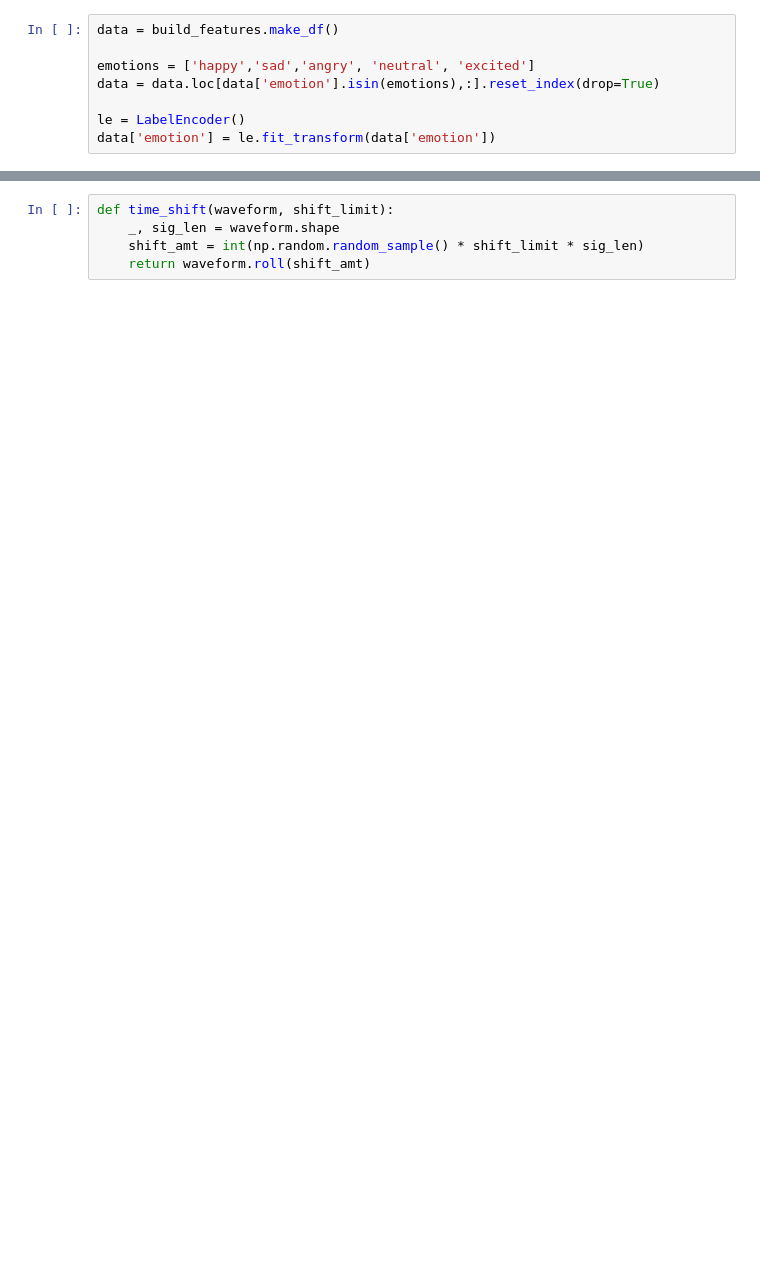
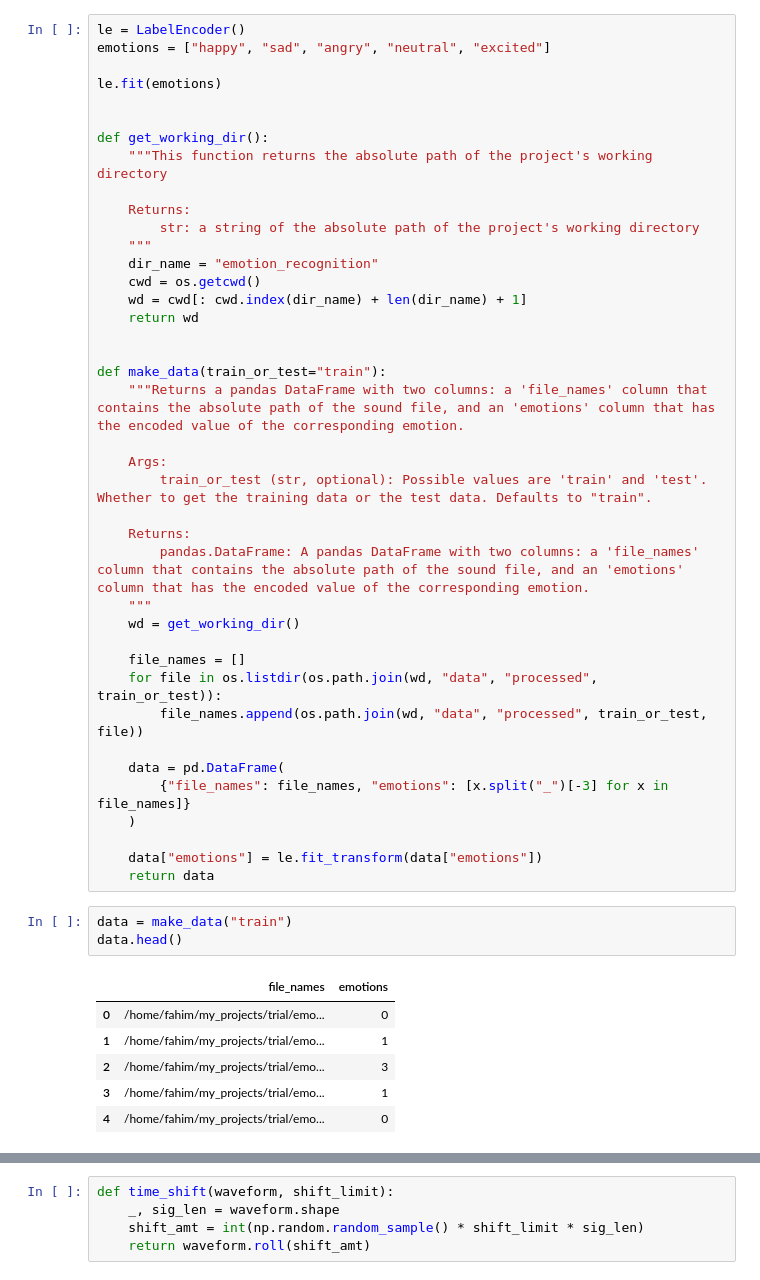
Before and after one commit to AhmedFahim-git/emotion_recognition, a Jupyter notebook: notebooks/emotion.ipynb, the cells around one changed output, grey strips where cells are left out. Drawn from its saved outputs; the diff is of its cells as text; blank space fills up the shorter version.

Commit message:
Made build_features.py into a function that makes training and test sets in the data/processed directory. Prettified emotion.ipynb

```diff
--- a/notebooks/emotion.ipynb
+++ b/notebooks/emotion.ipynb
@@ -16,8 +18,50 @@ from src.features import build_features
-# %%
-data = build_features.make_df()
-
-emotions = ['happy','sad','angry', 'neutral', 'excited']
-data = data.loc[data['emotion'].isin(emotions),:].reset_index(drop=True)
-
-le = LabelEncoder()
-data['emotion'] = le.fit_transform(data['emotion'])
+# %%
+le = LabelEncoder()
+emotions = ["happy", "sad", "angry", "neutral", "excited"]
+
+le.fit(emotions)
+
+
+def get_working_dir():
+    """This function returns the absolute path of the project's working directory
+
+    Returns:
+        str: a string of the absolute path of the project's working directory
+    """
+    dir_name = "emotion_recognition"
+    cwd = os.getcwd()
+    wd = cwd[: cwd.index(dir_name) + len(dir_name) + 1]
+    return wd
+
+
+def make_data(train_or_test="train"):
+    """Returns a pandas DataFrame with two columns: a 'file_names' column that contains the absolute path of the sound file, and an 'emotions' column that has the encoded value of the corresponding emotion.
+
+    Args:
+        train_or_test (str, optional): Possible values are 'train' and 'test'. Whether to get the training data or the test data. Defaults to "train".
+
+    Returns:
+        pandas.DataFrame: A pandas DataFrame with two columns: a 'file_names' column that contains the absolute path of the sound file, and an 'emotions' column that has the encoded value of the corresponding emotion.
+    """
+    wd = get_working_dir()
+
+    file_names = []
+    for file in os.listdir(os.path.join(wd, "data", "processed", train_or_test)):
+        file_names.append(os.path.join(wd, "data", "processed", train_or_test, file))
+
+    data = pd.DataFrame(
+        {"file_names": file_names, "emotions": [x.split("_")[-3] for x in file_names]}
+    )
+
+    data["emotions"] = le.fit_transform(data["emotions"])
+    return data
+# %%
+data = make_data("train")
+data.head()
+# %% [output]
+|  | file_names | emotions |
+| 0 | /home/fahim/my_projects/trial/emo... | 0 |
+| 1 | /home/fahim/my_projects/trial/emo... | 1 |
+| 2 | /home/fahim/my_projects/trial/emo... | 3 |
+| 3 | /home/fahim/my_projects/trial/emo... | 1 |
+| 4 | /home/fahim/my_projects/trial/emo... | 0 |
```
Also changed, not shown: parts of 33 cells of this notebook, 1 other file.
